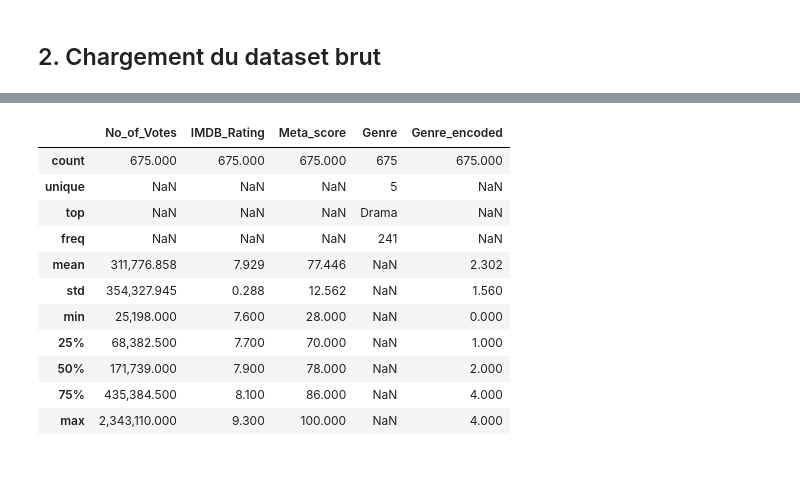
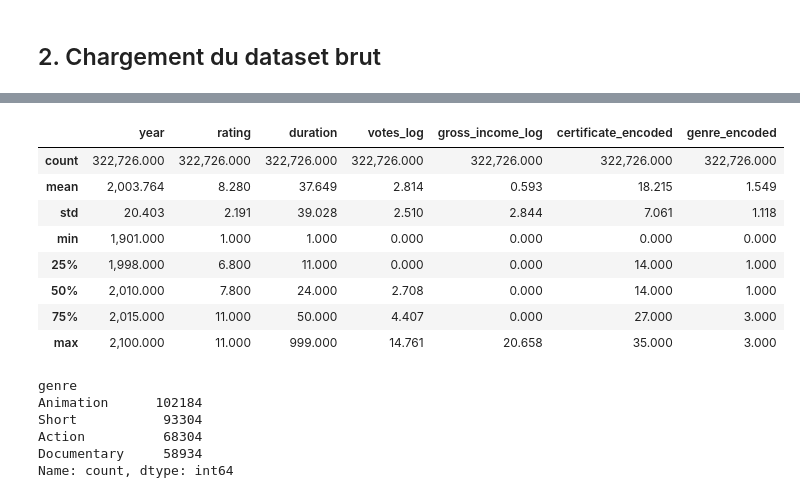
Before and after one commit to kenzi0228/imdb-genre-classification, a Jupyter notebook: notebooks/01_preparation_donnees_imdb_raw_to_processed.ipynb, the cells around one changed output, grey strips where cells are left out. Cells and saved outputs as stored; diff of their text form; code cells hidden in the pictures; blank space fills up the shorter version.

Commit message:
Ajout pipeline preprocessing + modèles + notebooks

```diff
--- a/notebooks/01_preparation_donnees_imdb_raw_to_processed.ipynb
+++ b/notebooks/01_preparation_donnees_imdb_raw_to_processed.ipynb
@@ -293,4 +320,7 @@ Ce choix devra être explicitement justifié dans le rapport comme une décision
+# %%
+df["certificate_encoded"] = df["certificate"].astype("category").cat.codes
 # %%
-TOP_N_GENRES = 5
-top_genres = df["Genre"].value_counts().nlargest(TOP_N_GENRES).index.tolist()
-top_genres
+from sklearn.preprocessing import LabelEncoder
+
+label_encoder = LabelEncoder()
+df["genre_encoded"] = label_encoder.fit_transform(df["genre"])
@@ -299,4 +327,8 @@ top_genres
 # %%
-df = df[df["Genre"].isin(top_genres)].reset_index(drop=True)
-df["Genre"].value_counts().to_frame("effectif")
+label_mapping = pd.DataFrame({
+    "genre": label_encoder.classes_,
+    "genre_encoded": range(len(label_encoder.classes_))
+})
+
+label_mapping
 # %% [output]
@@ -315,12 +365,11 @@ On encode donc le genre avec `LabelEncoder`.
 # %%
-from sklearn.preprocessing import LabelEncoder
-
-label_encoder = LabelEncoder()
-df["Genre_encoded"] = label_encoder.fit_transform(df["Genre"])
-
-label_mapping = pd.DataFrame({
-    "Genre": label_encoder.classes_,
-    "Genre_encoded": range(len(label_encoder.classes_))
-}).sort_values("Genre_encoded").reset_index(drop=True)
-
-label_mapping
+df_final = df[[
+    "year",
+    "rating",
+    "duration",
+    "votes_log",
+    "gross_income_log",
+    "certificate_encoded",
+    "genre",
+    "genre_encoded"
+]].copy()
@@ -347,15 +399,21 @@ Dimensions finales : 675 lignes × 5 colonnes
 # %%
-df.describe(include="all")
+df_final.describe()
 # %% [output]
-|  | No_of_Votes | IMDB_Rating | Meta_score | Genre | Genre_encoded |
-| count | 675.000 | 675.000 | 675.000 | 675 | 675.000 |
-| unique | NaN | NaN | NaN | 5 | NaN |
-| top | NaN | NaN | NaN | Drama | NaN |
-| freq | NaN | NaN | NaN | 241 | NaN |
-| mean | 311,776.858 | 7.929 | 77.446 | NaN | 2.302 |
-| std | 354,327.945 | 0.288 | 12.562 | NaN | 1.560 |
-| min | 25,198.000 | 7.600 | 28.000 | NaN | 0.000 |
-| 25% | 68,382.500 | 7.700 | 70.000 | NaN | 1.000 |
-| 50% | 171,739.000 | 7.900 | 78.000 | NaN | 2.000 |
-| 75% | 435,384.500 | 8.100 | 86.000 | NaN | 4.000 |
-| max | 2,343,110.000 | 9.300 | 100.000 | NaN | 4.000 |
+|  | year | rating | duration | votes_log | gross_income_log | certificate_encoded | genre_encoded |
+| count | 322,726.000 | 322,726.000 | 322,726.000 | 322,726.000 | 322,726.000 | 322,726.000 | 322,726.000 |
+| mean | 2,003.764 | 8.280 | 37.649 | 2.814 | 0.593 | 18.215 | 1.549 |
+| std | 20.403 | 2.191 | 39.028 | 2.510 | 2.844 | 7.061 | 1.118 |
+| min | 1,901.000 | 1.000 | 1.000 | 0.000 | 0.000 | 0.000 | 0.000 |
+| 25% | 1,998.000 | 6.800 | 11.000 | 0.000 | 0.000 | 14.000 | 1.000 |
+| 50% | 2,010.000 | 7.800 | 24.000 | 2.708 | 0.000 | 14.000 | 1.000 |
+| 75% | 2,015.000 | 11.000 | 50.000 | 4.407 | 0.000 | 27.000 | 3.000 |
+| max | 2,100.000 | 11.000 | 999.000 | 14.761 | 20.658 | 35.000 | 3.000 |
+# %%
+df_final["genre"].value_counts()
+# %% [output]
+genre
+Animation      102184
+Short           93304
+Action          68304
+Documentary     58934
+Name: count, dtype: int64
```
Also changed, not shown: parts of 67 cells of this notebook, 2 other files.
